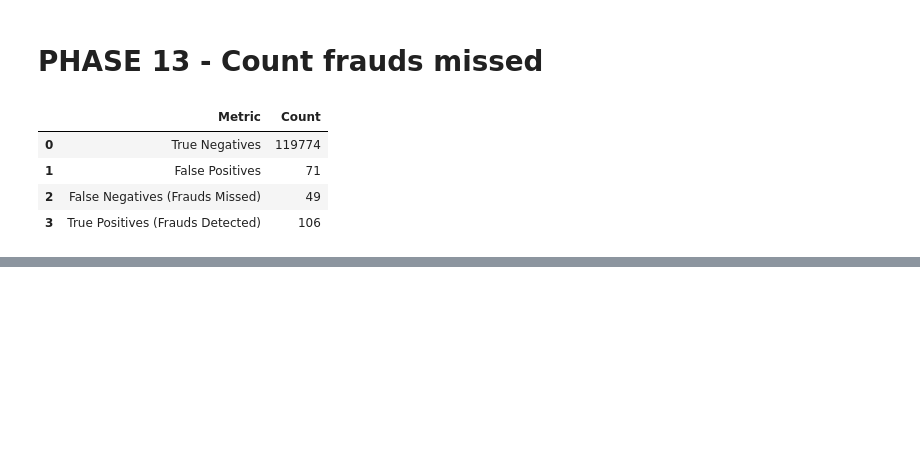
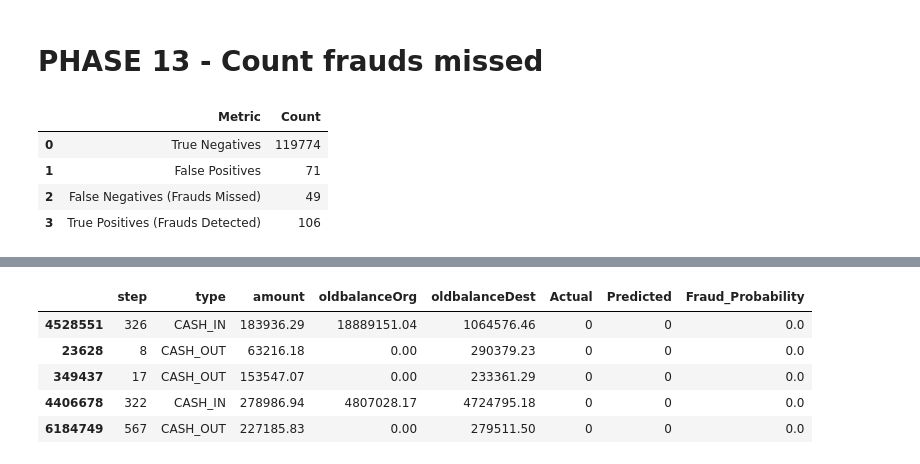
Before and after one commit to RawanHanyy/FraudShield-AI, a Jupyter notebook: notebooks/FraudShield_AI_Graduation_Project.ipynb, the cells around one changed output, grey strips where cells are left out. Drawn from its saved outputs; the diff is of its cells as text; code cells hidden in the pictures; blank space fills up the shorter version.

```diff
--- a/notebooks/FraudShield_AI_Graduation_Project.ipynb
+++ b/notebooks/FraudShield_AI_Graduation_Project.ipynb
@@ -777,0 +787,15 @@ final_cm_df
+# %%
+test_results = X_test.copy()
+
+test_results["Actual"] = y_test.values
+test_results["Predicted"] = y_test_pred
+test_results["Fraud_Probability"] = y_test_prob
+
+test_results.head()
+# %% [output]
+|  | step | type | amount | oldbalanceOrg | oldbalanceDest | Actual | Predicted | Fraud_Probability |
+| 4528551 | 326 | CASH_IN | 183936.29 | 18889151.04 | 1064576.46 | 0 | 0 | 0.0 |
+| 23628 | 8 | CASH_OUT | 63216.18 | 0.00 | 290379.23 | 0 | 0 | 0.0 |
+| 349437 | 17 | CASH_OUT | 153547.07 | 0.00 | 233361.29 | 0 | 0 | 0.0 |
+| 4406678 | 322 | CASH_IN | 278986.94 | 4807028.17 | 4724795.18 | 0 | 0 | 0.0 |
+| 6184749 | 567 | CASH_OUT | 227185.83 | 0.00 | 279511.50 | 0 | 0 | 0.0 |
```
Also changed, not shown: parts of 15 cells of this notebook.
